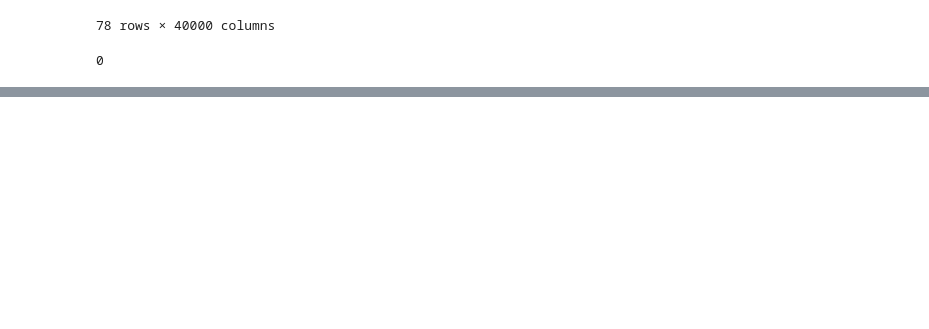
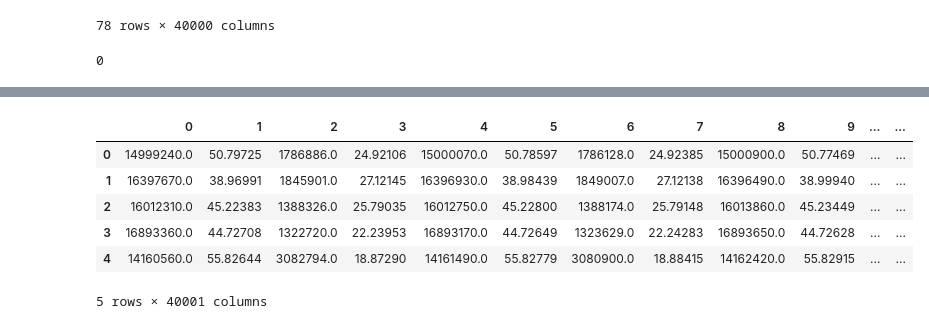
Before and after one commit to Felix-Silas/Oil_Extraction_Anomaly_Detection, a Jupyter notebook: 3rd_Anomaly.ipynb, the cells around one changed output, grey strips where cells are left out. Drawn from its saved outputs; the diff is of its cells as text; code cells hidden in the pictures; blank space fills up the shorter version.

```diff
--- a/3rd_Anomaly.ipynb
+++ b/3rd_Anomaly.ipynb
@@ -164,0 +189,11 @@ df_train = df_train.sample(frac=1).reset_index(drop=True)   # row shuffle
+# %%
+df_test1[40000] = 1   # y값 (class) 생성
+df_test1.head()
+# %% [output]
+|  | 0 | 1 | 2 | 3 | 4 | 5 | 6 | 7 | 8 | 9 | ... | ... |
+| 0 | 14999240.0 | 50.79725 | 1786886.0 | 24.92106 | 15000070.0 | 50.78597 | 1786128.0 | 24.92385 | 15000900.0 | 50.77469 | ... | ... |
+| 1 | 16397670.0 | 38.96991 | 1845901.0 | 27.12145 | 16396930.0 | 38.98439 | 1849007.0 | 27.12138 | 16396490.0 | 38.99940 | ... | ... |
+| 2 | 16012310.0 | 45.22383 | 1388326.0 | 25.79035 | 16012750.0 | 45.22800 | 1388174.0 | 25.79148 | 16013860.0 | 45.23449 | ... | ... |
+| 3 | 16893360.0 | 44.72708 | 1322720.0 | 22.23953 | 16893170.0 | 44.72649 | 1323629.0 | 22.24283 | 16893650.0 | 44.72628 | ... | ... |
+| 4 | 14160560.0 | 55.82644 | 3082794.0 | 18.87290 | 14161490.0 | 55.82779 | 3080900.0 | 18.88415 | 14162420.0 | 55.82915 | ... | ... |
+5 rows × 40001 columns
```
Also changed, not shown: parts of 10 cells of this notebook.
